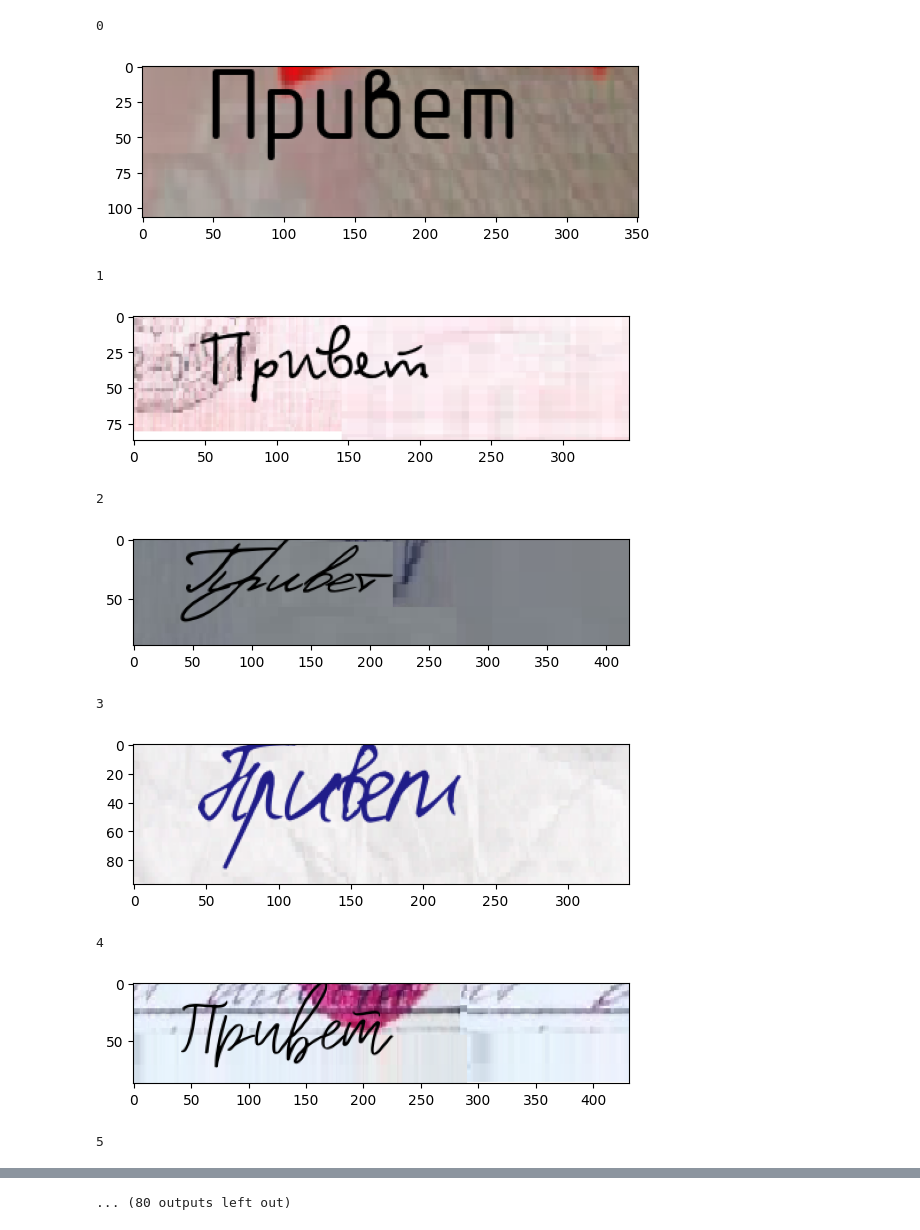
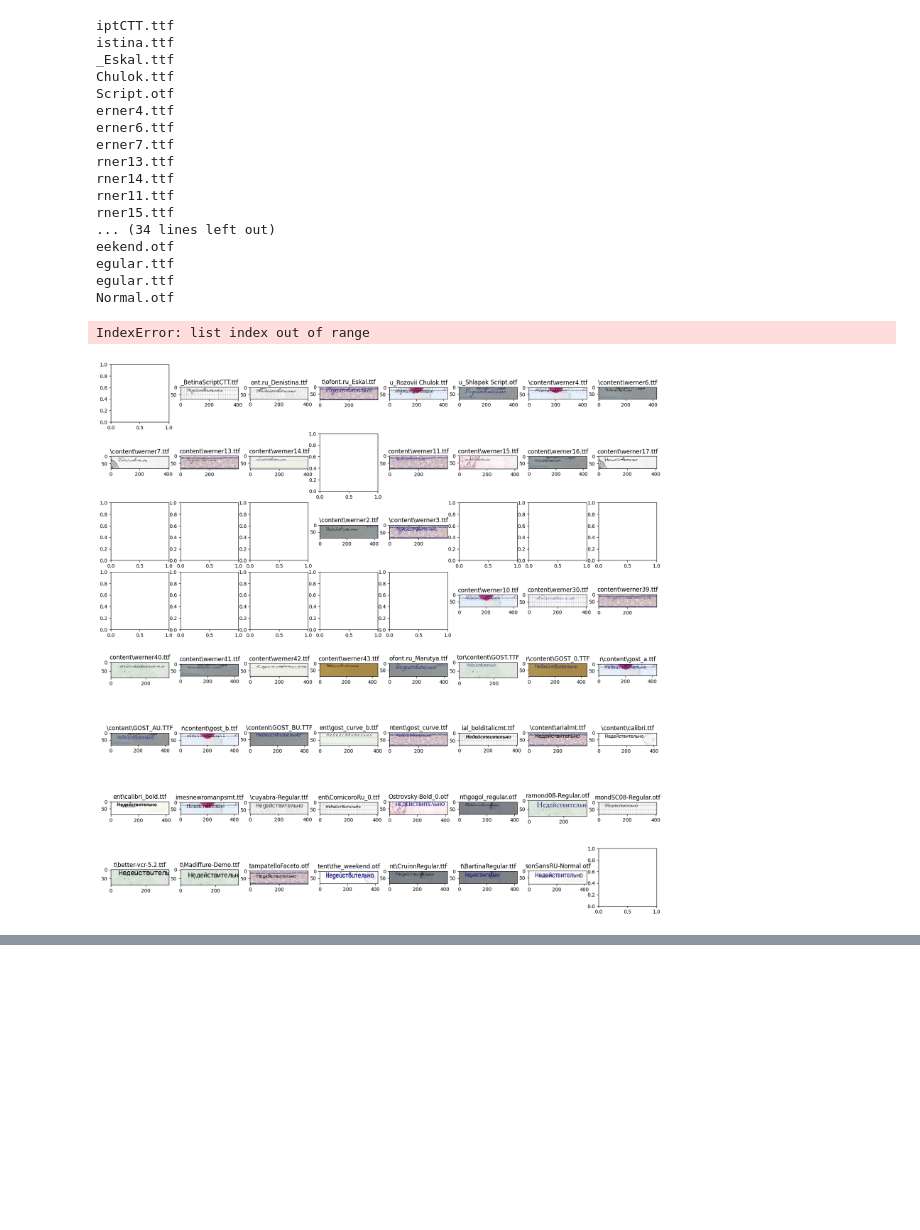
Before and after one commit to MountU0/shiftlab_easy_ocr, a Jupyter notebook: my_experiments✨.ipynb, the cells around one changed output, grey strips where cells are left out. Cells and saved outputs as stored; diff of their text form; code cells hidden in the pictures; blank space fills up the shorter version.

Commit message:
fonts update

```diff
--- a/my_experiments✨.ipynb
+++ b/my_experiments✨.ipynb
@@ -1,24 +1,38 @@
 # %%
 from generator.generator import Generator
 from generator.font import *
 import matplotlib.pyplot as plt
+import numpy as np
 
 g = Generator(lang='ru')
-for i in range(g.N):
-    print(i)
-    s = g.generate_from_string(r'Привет', min_length=2, max_length=25, i=i) # get from a string
-    if s:
-        plt.imshow(s)
-        plt.show()
+plt_dim = int(np.ceil(np.sqrt(g.N)))
+fig, axs = plt.subplots(plt_dim, plt_dim, figsize=(20, 20))
+
+for k in range(plt_dim):
+    for j in range(plt_dim):
+        s = g.generate_from_string(r'Недействительно', min_length=2, max_length=25, i = k * plt_dim + j) # get from a string
+        if s:
+            font_name = g.fonts[k * plt_dim + j].path
+            axs[k, j].set_title(font_name[font_name.find('/'):])
+            axs[k, j].imshow(s)
+plt.show()
 # %% [output]
-0
+iptCTT.ttf
+istina.ttf
+_Eskal.ttf
+Chulok.ttf
+Script.otf
+erner4.ttf
+erner6.ttf
+erner7.ttf
+rner13.ttf
+rner14.ttf
+rner11.ttf
+rner15.ttf
+... (34 lines left out)
+eekend.otf
+egular.ttf
+egular.ttf
+Normal.otf
+IndexError: list index out of range
-[figure, old version]
+[figure, new version]
-1
-[figure, removed]
-2
-[figure, removed]
-3
-[figure, removed]
-4
-[figure, removed]
-5
@@ -26 +38,0 @@ for i in range(g.N):
-... (80 outputs left out)
```
Also changed, not shown: parts of 1 cell of this notebook, 18 other files.
